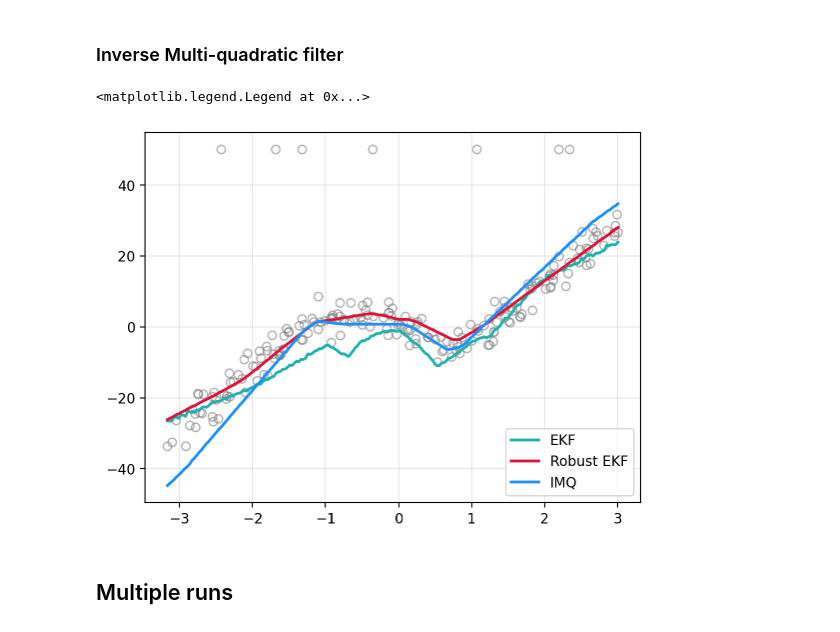
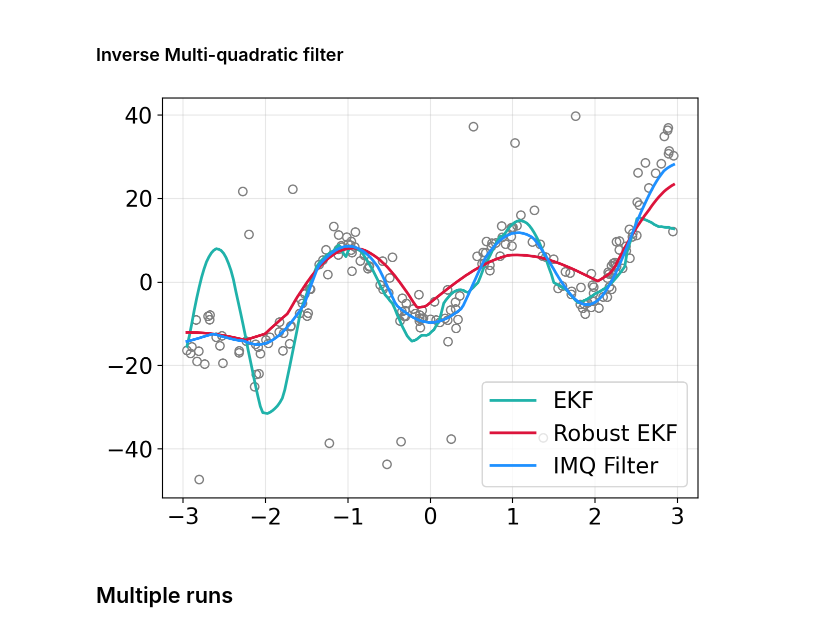
Before and after one commit to gerdm/weighted-likelihood-filter, a Jupyter notebook: experiments/online-mlp-training.ipynb, the cells around one changed output. Drawn from its saved outputs; the diff is of its cells as text; code cells hidden in the pictures.

Commit message:
feat: online-mlp-training

```diff
--- a/experiments/online-mlp-training.ipynb
+++ b/experiments/online-mlp-training.ipynb
@@ -62,13 +61,13 @@ def sample_observations_one_sided(key, f, n_obs, xmin, xmax, x_noise=0.1, y_nois
 
     return x, y
 # %%
-key = jax.random.PRNGKey(31415)
+key = jax.random.PRNGKey(31)
 key_train, key_sample_obs, key_eval = jax.random.split(key, 3)
 
 n_obs = 200
 xmin, xmax = -3, 3
 sigma_y = 3.0
-x, y = sample_observations_one_sided(key_sample_obs, f, n_obs, xmin, xmax, x_noise=0.1, y_noise=sigma_y)
+x, y = sample_observations_grid(key_sample_obs, f, n_obs, xmin, xmax, x_noise=0.1, y_noise=sigma_y)
 xtest = jnp.linspace(x.min(), x.max(), n_obs)
 plt.scatter(x, y, edgecolors="tab:gray", color="none")
 plt.grid(alpha=0.3)
@@ -79,9 +78,7 @@ class MLP(nn.Module):
     @nn.compact
     def __call__(self, x):
         x = nn.Dense(10)(x)
-        x = nn.relu(x)
-        x = nn.Dense(10)(x)
-        x = nn.relu(x)
+        x = jnp.sin(x)
         x = nn.Dense(10)(x)
         x = nn.relu(x)
         x = nn.Dense(1)(x)
@@ -94,7 +91,7 @@ def latent_fn(x): return x
 ### Extended Kalman Filter
 # %%
 agent_ekf = gf.ExtendedKalmanFilter(
-    latent_fn, model.apply, dynamics_covariance=1e-3, observation_covariance=1.0 * jnp.eye(1)
+    latent_fn, model.apply, dynamics_covariance=1e-4, observation_covariance=1.0 * jnp.eye(1)
 
 )
 
@@ -106,7 +103,7 @@ yhat_ekf = agent_ekf.vobs_fn(bel_ekf.mean, xtest[:, None]).ravel()
 # %%
 agent_rekf = rfilter.ExtendedRobustKalmanFilter(
     latent_fn, model.apply, dynamics_covariance=1e-4, prior_observation_covariance=1.0 * jnp.eye(1),
-    noise_scaling=1.0,
+    noise_scaling=3.0,
     n_inner=1
 )
 
@@ -125,14 +122,15 @@ bel_init = agent_imq.init_bel(params_init, cov=1.0)
 bel_imq, hist_bel_imq = agent_imq.scan(bel_init, y, x[:, None], callbacks.get_updated_bel)
 yhat_imq = agent_imq.link_fn(bel_imq.mean, xtest[:, None]).ravel()
 # %%
-plt.scatter(x, y, edgecolors="tab:gray", c="none", alpha=0.6)
+plt.scatter(x, y, edgecolors="tab:gray", c="none")
 plt.plot(xtest, yhat_ekf, c="lightseagreen", linewidth=2, label="EKF")
 plt.plot(xtest, yhat_rekf, c="crimson", linewidth=2, label="Robust EKF")
-plt.plot(xtest, yhat_imq, c="dodgerblue", linewidth=2, label="IMQ")
+plt.plot(xtest, yhat_imq, c="dodgerblue", linewidth=2, label="IMQ Filter")
 plt.grid(alpha=0.3)
 plt.legend()
+plt.tight_layout()
+plt.savefig("./online-mlp-sample.pdf")
 # %% [output]
-<matplotlib.legend.Legend at 0x...>
-[figure, old version]
+[figure, new version]
 # %% [markdown]
 ## Multiple runs
```
Also changed, not shown: parts of 16 cells of this notebook.
